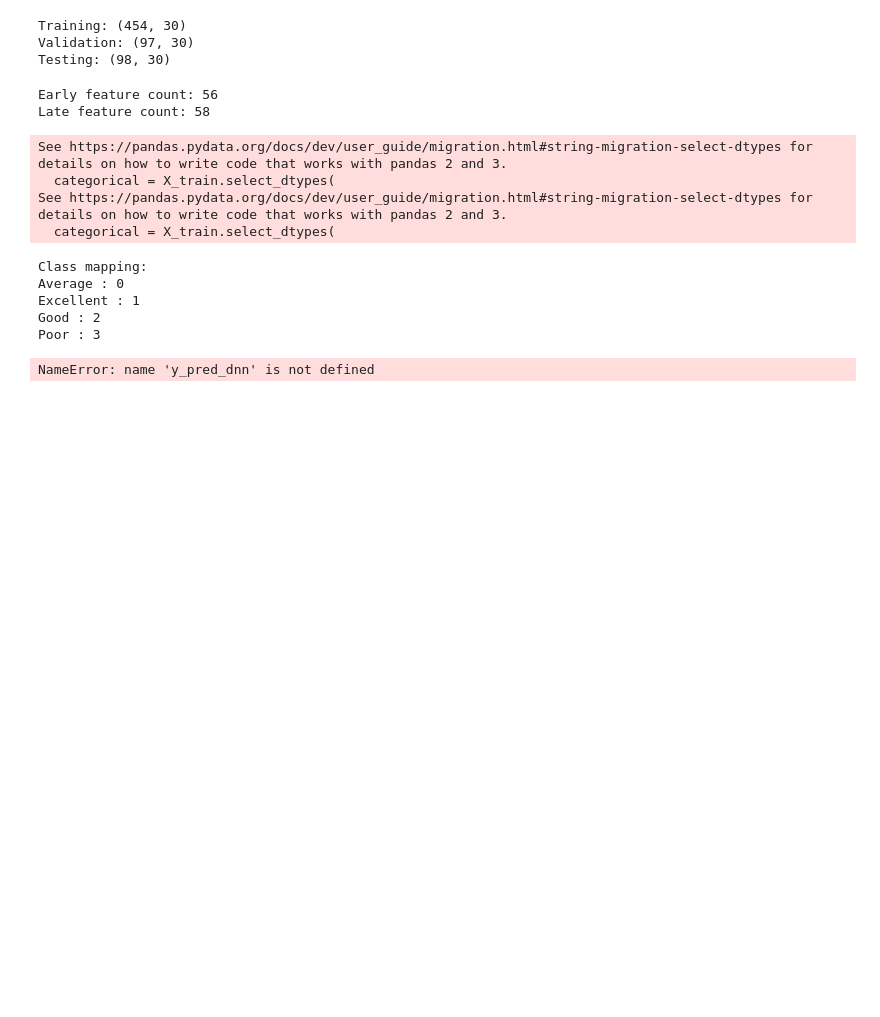
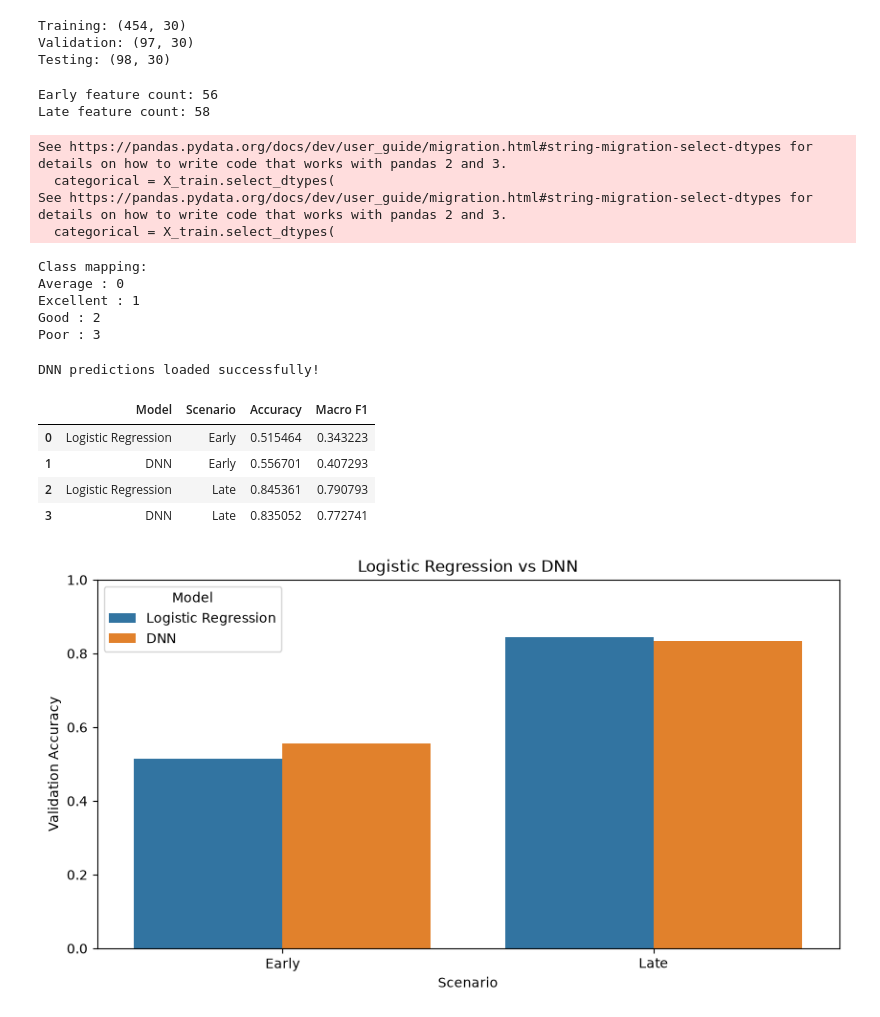
Before and after one commit to theparvmahajan/student-performance-dnn, a Jupyter notebook: notebooks/05_model_comparison.ipynb, the cells around one changed output. Drawn from its saved outputs; the diff is of its cells as text; code cells hidden in the pictures; blank space fills up the shorter version.

Commit message:
Complete model comparison and confusion matrix analysis with output

```diff
--- a/notebooks/05_model_comparison.ipynb
+++ b/notebooks/05_model_comparison.ipynb
@@ -160,6 +160,19 @@ lr_late = LogisticRegression(
 lr_late.fit(X_train_late, y_train_encoded)
 
 lr_pred_late = lr_late.predict(X_val_late)
+# %%
+# Load DNN predictions
+
+dnn_predictions = np.load(
+    "../models/dnn_validation_predictions.npz"
+)
+
+y_pred_dnn = dnn_predictions["y_pred_early"]
+y_pred_late = dnn_predictions["y_pred_late"]
+
+print("DNN predictions loaded successfully!")
+# %% [output]
+DNN predictions loaded successfully!
 # %%
 comparison = pd.DataFrame({
     "Model": [
@@ -193,4 +206,25 @@ comparison = pd.DataFrame({
 
 comparison
 # %% [output]
-NameError: name 'y_pred_dnn' is not defined
+|  | Model | Scenario | Accuracy | Macro F1 |
+| 0 | Logistic Regression | Early | 0.515464 | 0.343223 |
+| 1 | DNN | Early | 0.556701 | 0.407293 |
+| 2 | Logistic Regression | Late | 0.845361 | 0.790793 |
+| 3 | DNN | Late | 0.835052 | 0.772741 |
+# %%
+plt.figure(figsize=(10, 5))
+
+sns.barplot(
+    data=comparison,
+    x="Scenario",
+    y="Accuracy",
+    hue="Model"
+)
+
+plt.title("Logistic Regression vs DNN")
+plt.ylabel("Validation Accuracy")
+plt.ylim(0, 1)
+
+plt.show()
+# %% [output]
+[figure, added]
```
Also changed, not shown: parts of 5 cells of this notebook.
